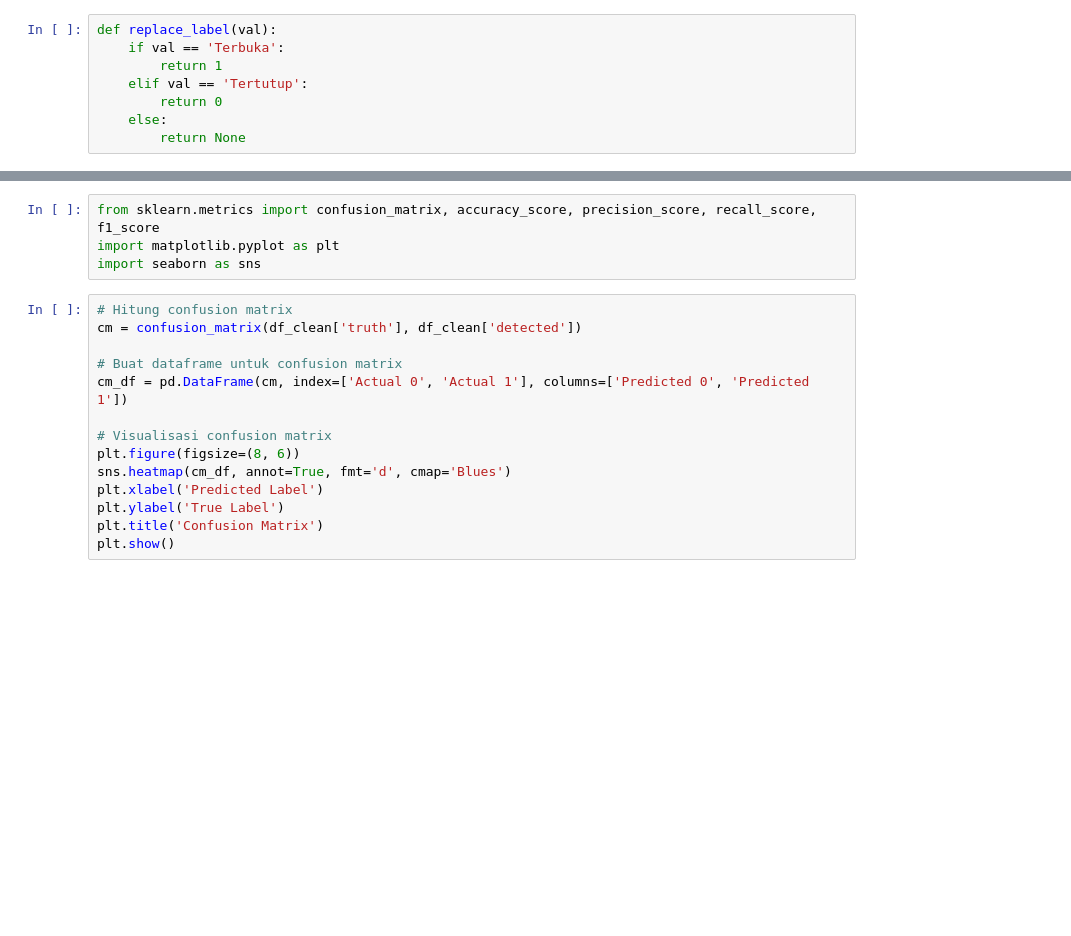
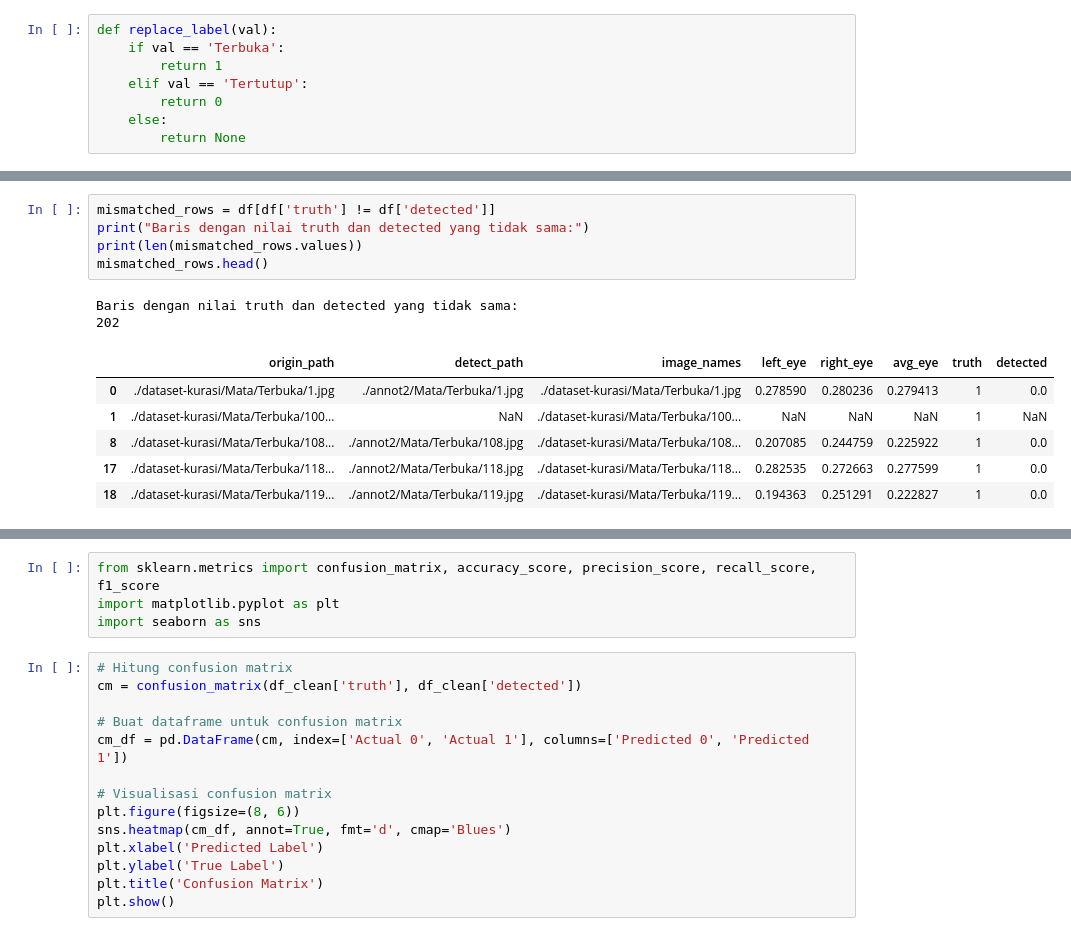
Before and after one commit to whisnumurtyga/diware-levelup, a Jupyter notebook: analysis-result.ipynb, the cells around one changed output, grey strips where cells are left out. Cells and saved outputs as stored; diff of their text form; blank space fills up the shorter version.

```diff
--- a/analysis-result.ipynb
+++ b/analysis-result.ipynb
@@ -62,0 +79,14 @@ Name: count, dtype: int64
+# %%
+mismatched_rows = df[df['truth'] != df['detected']]
+print("Baris dengan nilai truth dan detected yang tidak sama:")
+print(len(mismatched_rows.values))
+mismatched_rows.head()
+# %% [output]
+Baris dengan nilai truth dan detected yang tidak sama:
+202
+|  | origin_path | detect_path | image_names | left_eye | right_eye | avg_eye | truth | detected |
+| 0 | ./dataset-kurasi/Mata/Terbuka/1.jpg | ./annot2/Mata/Terbuka/1.jpg | ./dataset-kurasi/Mata/Terbuka/1.jpg | 0.278590 | 0.280236 | 0.279413 | 1 | 0.0 |
+| 1 | ./dataset-kurasi/Mata/Terbuka/100... | NaN | ./dataset-kurasi/Mata/Terbuka/100... | NaN | NaN | NaN | 1 | NaN |
+| 8 | ./dataset-kurasi/Mata/Terbuka/108... | ./annot2/Mata/Terbuka/108.jpg | ./dataset-kurasi/Mata/Terbuka/108... | 0.207085 | 0.244759 | 0.225922 | 1 | 0.0 |
+| 17 | ./dataset-kurasi/Mata/Terbuka/118... | ./annot2/Mata/Terbuka/118.jpg | ./dataset-kurasi/Mata/Terbuka/118... | 0.282535 | 0.272663 | 0.277599 | 1 | 0.0 |
+| 18 | ./dataset-kurasi/Mata/Terbuka/119... | ./annot2/Mata/Terbuka/119.jpg | ./dataset-kurasi/Mata/Terbuka/119... | 0.194363 | 0.251291 | 0.222827 | 1 | 0.0 |
```
Also changed, not shown: parts of 15 cells of this notebook, 8 other files.
